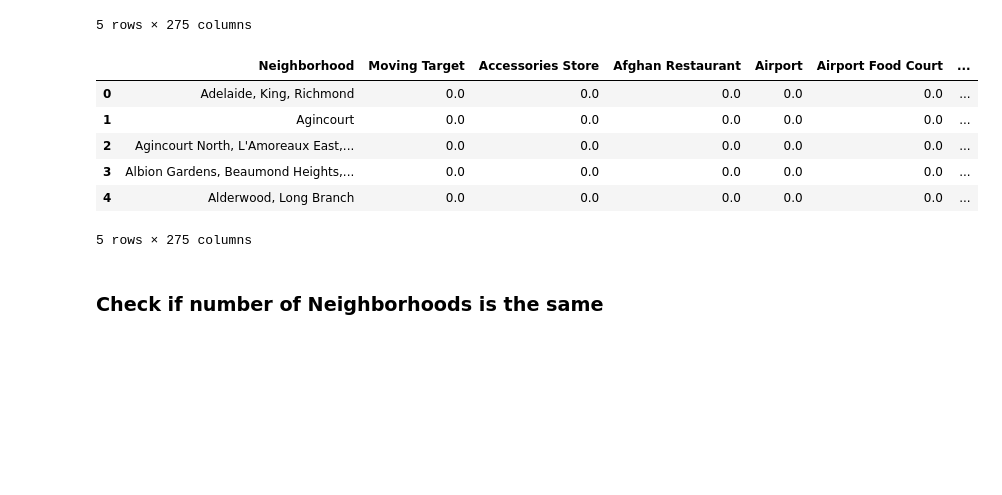
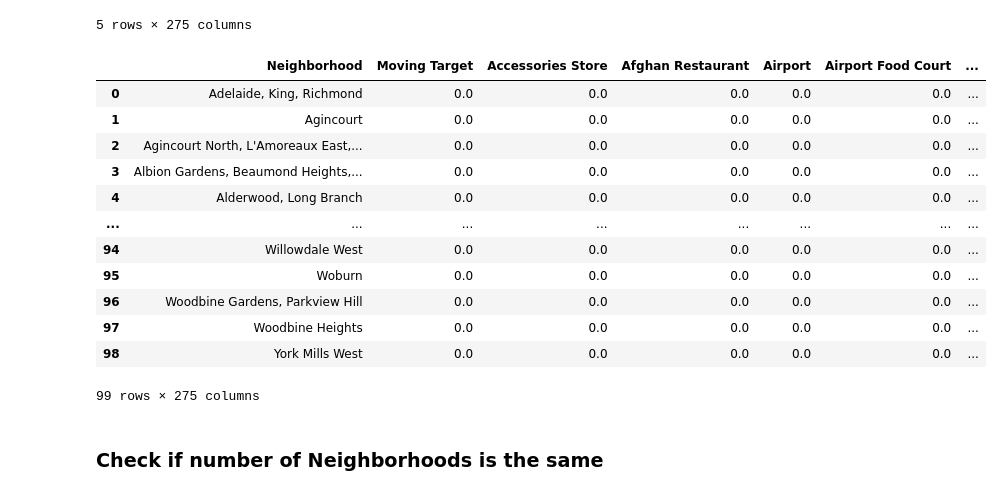
Before and after one commit to MGajewskiK/coursera_capstone, a Jupyter notebook: Neighborhoods-Toronto.ipynb, the cells around one changed output. Cells and saved outputs as stored; diff of their text form; code cells hidden in the pictures; blank space fills up the shorter version.

```diff
--- a/Neighborhoods-Toronto.ipynb
+++ b/Neighborhoods-Toronto.ipynb
@@ -223,3 +207,5 @@ Northwest
+# %%
+toronto_venues = pd.read_csv('toronto_venues.csv')
 # %%
 # size of the resulting dataframe
 print(toronto_venues.shape)
@@ -281,17 +273,24 @@ toronto_onehot.head()
 | 4 | 0 | 0 | 0 | 0 | 0 | 0 | ... |
 5 rows × 275 columns
 # %%
-# Count the mean value of every venue
+# count the mean values of venues for each neighborhood
+
 toronto_grouped = toronto_onehot.groupby('Neighborhood').mean().reset_index()
-toronto_grouped.head()
+toronto_grouped
 # %% [output]
 |  | Neighborhood | Moving Target | Accessories Store | Afghan Restaurant | Airport | Airport Food Court | ... |
 | 0 | Adelaide, King, Richmond | 0.0 | 0.0 | 0.0 | 0.0 | 0.0 | ... |
 | 1 | Agincourt | 0.0 | 0.0 | 0.0 | 0.0 | 0.0 | ... |
 | 2 | Agincourt North, L'Amoreaux East,... | 0.0 | 0.0 | 0.0 | 0.0 | 0.0 | ... |
 | 3 | Albion Gardens, Beaumond Heights,... | 0.0 | 0.0 | 0.0 | 0.0 | 0.0 | ... |
 | 4 | Alderwood, Long Branch | 0.0 | 0.0 | 0.0 | 0.0 | 0.0 | ... |
+| ... | ... | ... | ... | ... | ... | ... | ... |
+| 94 | Willowdale West | 0.0 | 0.0 | 0.0 | 0.0 | 0.0 | ... |
+| 95 | Woburn | 0.0 | 0.0 | 0.0 | 0.0 | 0.0 | ... |
+| 96 | Woodbine Gardens, Parkview Hill | 0.0 | 0.0 | 0.0 | 0.0 | 0.0 | ... |
+| 97 | Woodbine Heights | 0.0 | 0.0 | 0.0 | 0.0 | 0.0 | ... |
+| 98 | York Mills West | 0.0 | 0.0 | 0.0 | 0.0 | 0.0 | ... |
-5 rows × 275 columns
+99 rows × 275 columns
 # %% [markdown]
 ### Check if number of Neighborhoods is the same
 # %%
```
Also changed, not shown: parts of 13 cells of this notebook, 1 other file.
